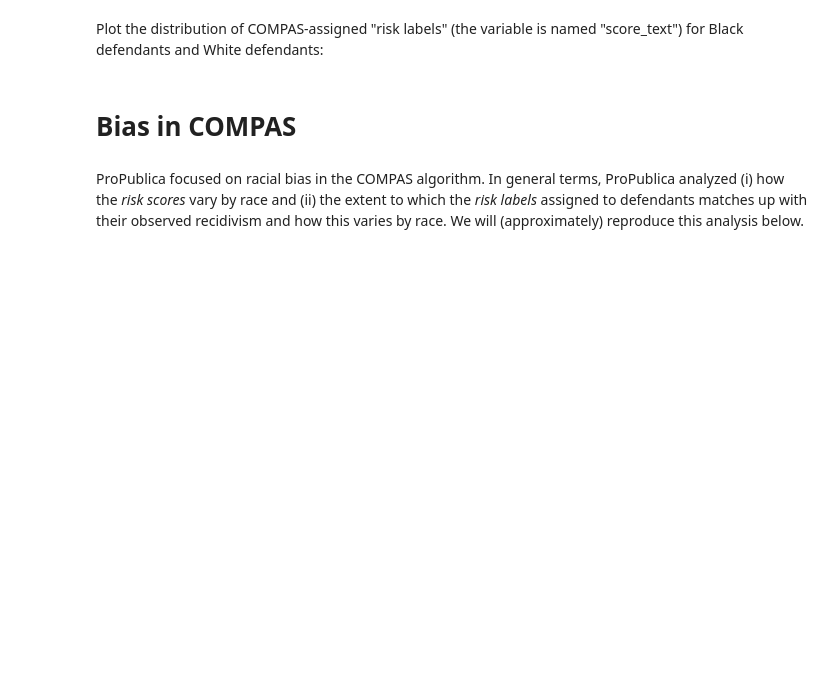
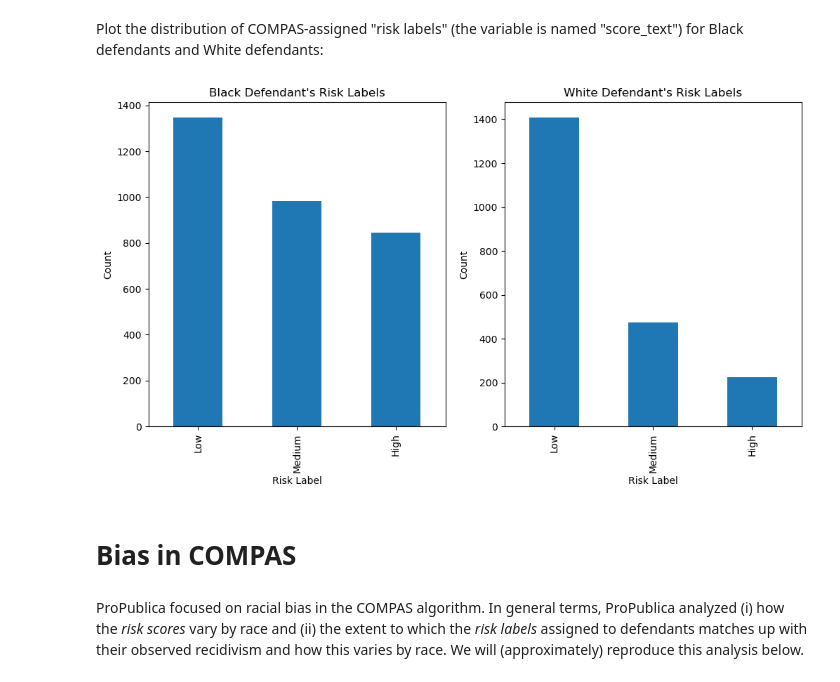
Before and after one commit to kennythai2003/cs212_assignment1, a Jupyter notebook: CS108_212_Assignment_1.ipynb, the cells around one changed output. Cells and saved outputs as stored; diff of their text form; code cells hidden in the pictures; blank space fills up the shorter version.

```diff
--- a/CS108_212_Assignment_1.ipynb
+++ b/CS108_212_Assignment_1.ipynb
@@ -205,3 +364,27 @@ Plot the distribution of COMPAS-assigned "risk labels" (the variable is named "s
+# %%
+# TODO - plot the distribution of "score_text" for White defendants and
+# Black defendants in this code cell
+
+df_black = df_analysis[(df_analysis.race == "African-American")].copy()
+df_white = df_analysis[(df_analysis.race == "Caucasian")].copy()
+
+fig = plt.figure(figsize = (12, 6))
+fig.add_subplot(121)
+
+df_black["score_text"].value_counts().plot(kind='bar')
+plt.xlabel("Risk Label")
+plt.ylabel("Count")
+plt.title("Black Defendant's Risk Labels")
+
+fig.add_subplot(122)
+df_white["score_text"].value_counts().plot(kind='bar')
+plt.xlabel("Risk Label")
+plt.ylabel("Count")
+plt.title("White Defendant's Risk Labels")
+
+plt.show()
+# %% [output]
+[figure, added]
 # %% [markdown]
 # Bias in COMPAS
 # %% [markdown]
```
Also changed, not shown: parts of 26 cells of this notebook.
